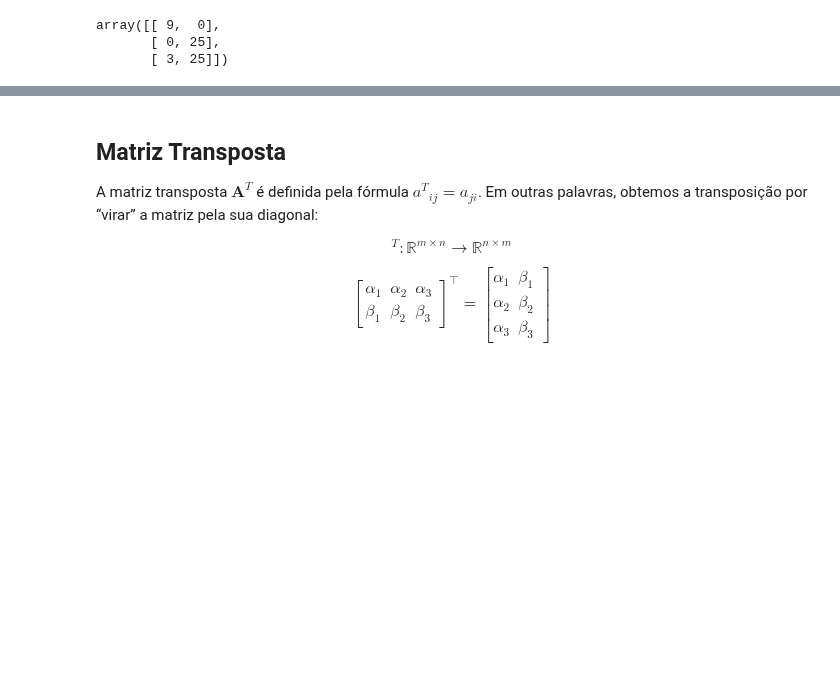
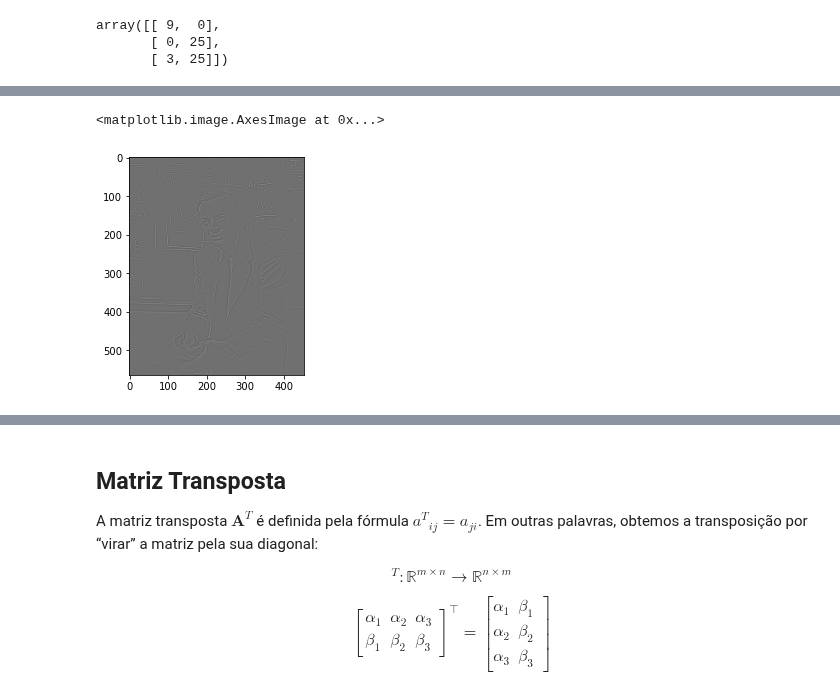
Before and after one commit to storopoli/ciencia-de-dados, a Jupyter notebook: notebooks/Aula_6_Numpy_Algebra_Linear.ipynb, the cells around one changed output, grey strips where cells are left out. Drawn from its saved outputs; the diff is of its cells as text; code cells hidden in the pictures; blank space fills up the shorter version.

```diff
--- a/notebooks/Aula_6_Numpy_Algebra_Linear.ipynb
+++ b/notebooks/Aula_6_Numpy_Algebra_Linear.ipynb
@@ -90,0 +131,10 @@ array([[ 9,  0],
+# %%
+edge_detect = np.array([[-1, -1, -1],
+                       [-1, 8, -1],
+                       [-1, -1, -1]])
+# %%
+feynman_edge = convolve(feynman, edge_detect)
+plt.imshow(feynman_edge, cmap='gray')
+# %% [output]
+<matplotlib.image.AxesImage at 0x...>
+[figure, added]
```
Also changed, not shown: parts of 19 cells of this notebook, 5 other files.
